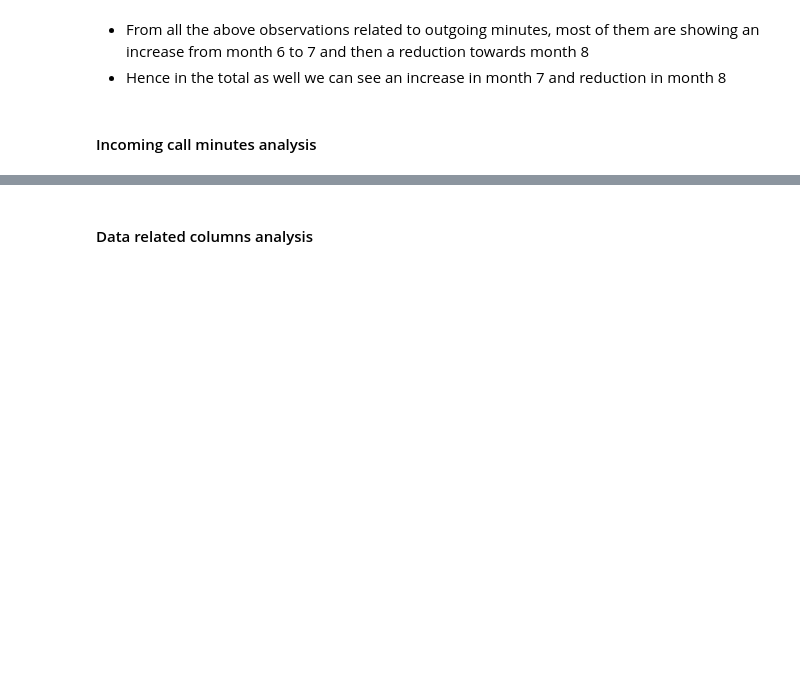
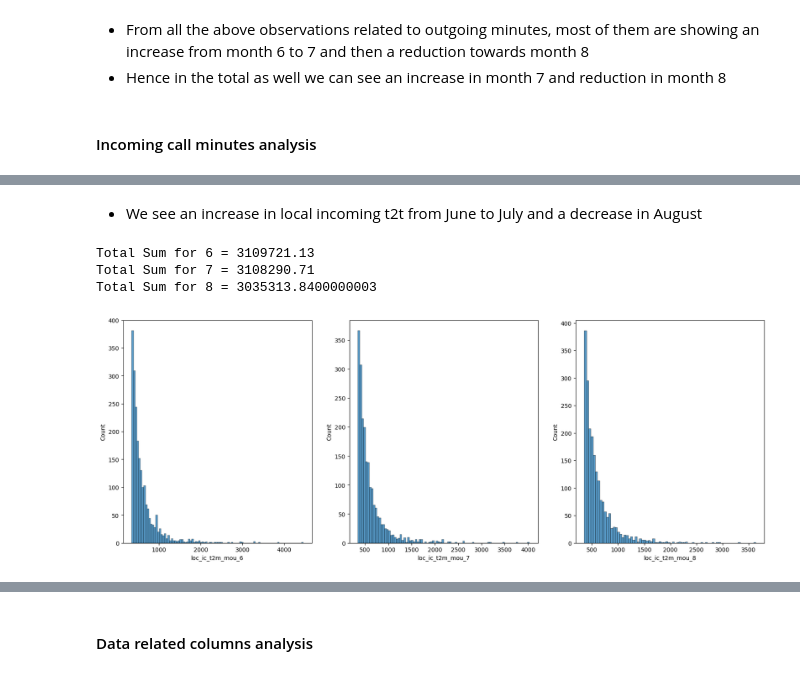
Before and after one commit to vighu0710/TelecomChurnPrediction, a Jupyter notebook: Telecom churn prediction.ipynb, the cells around one changed output, grey strips where cells are left out. Cells and saved outputs as stored; diff of their text form; code cells hidden in the pictures; blank space fills up the shorter version.

```diff
--- a/Telecom churn prediction.ipynb
+++ b/Telecom churn prediction.ipynb
@@ -890,0 +922,11 @@ Total Sum for 8 = 11213883.52
+# %% [markdown]
+- We see an increase in local incoming t2t from June to July and a decrease in August
+# %%
+# loc_ic_t2m_mou greater than 200, as below that the values are same across the months
+
+comp_month_histplot('loc_ic_t2m_mou',350)
+# %% [output]
+Total Sum for 6 = 3109721.13
+Total Sum for 7 = 3108290.71
+Total Sum for 8 = 3035313.8400000003
+[figure, added]
```
Also changed, not shown: parts of 30 cells of this notebook.
